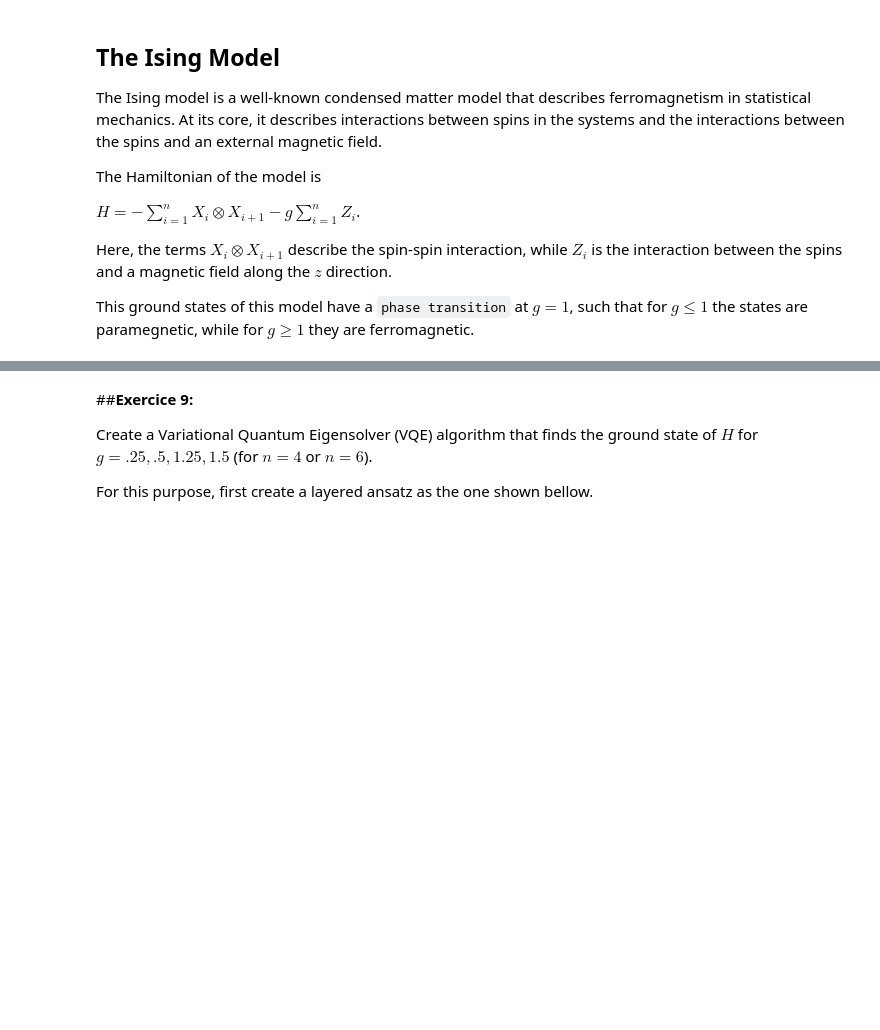
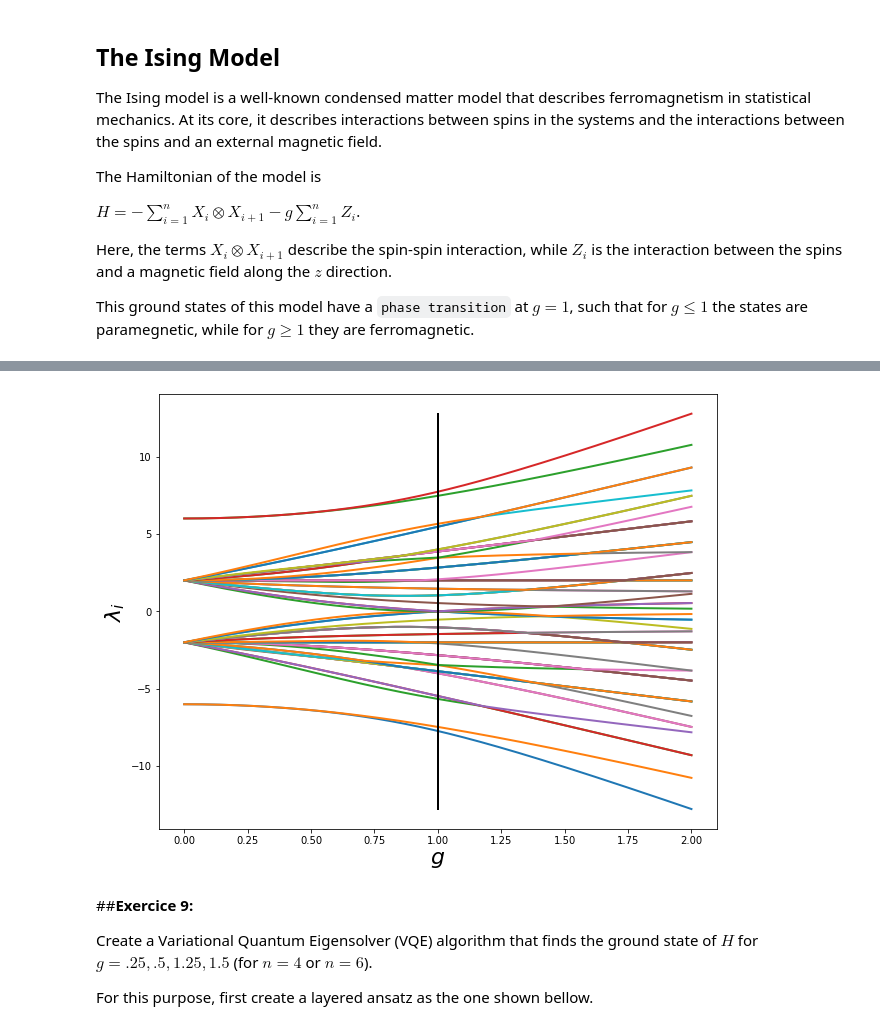
Before and after one commit to deleonja/pwf2021_qml, a Jupyter notebook: QML_practical_exercises.ipynb, the cells around one changed output, grey strips where cells are left out. Saved outputs shown, nothing was run; the diff lists cells and outputs as text; code cells hidden in the pictures; blank space fills up the shorter version.

```diff
--- a/QML_practical_exercises.ipynb
+++ b/QML_practical_exercises.ipynb
@@ -571,3 +566,8 @@ plt.show()
+# %%
+# 6 spins
+graph_eig(6,1000)
+# %% [output]
+[figure, added]
 # %% [markdown]
 ##**Exercice 9:**
 
```
Also changed, not shown: parts of 29 cells of this notebook.
